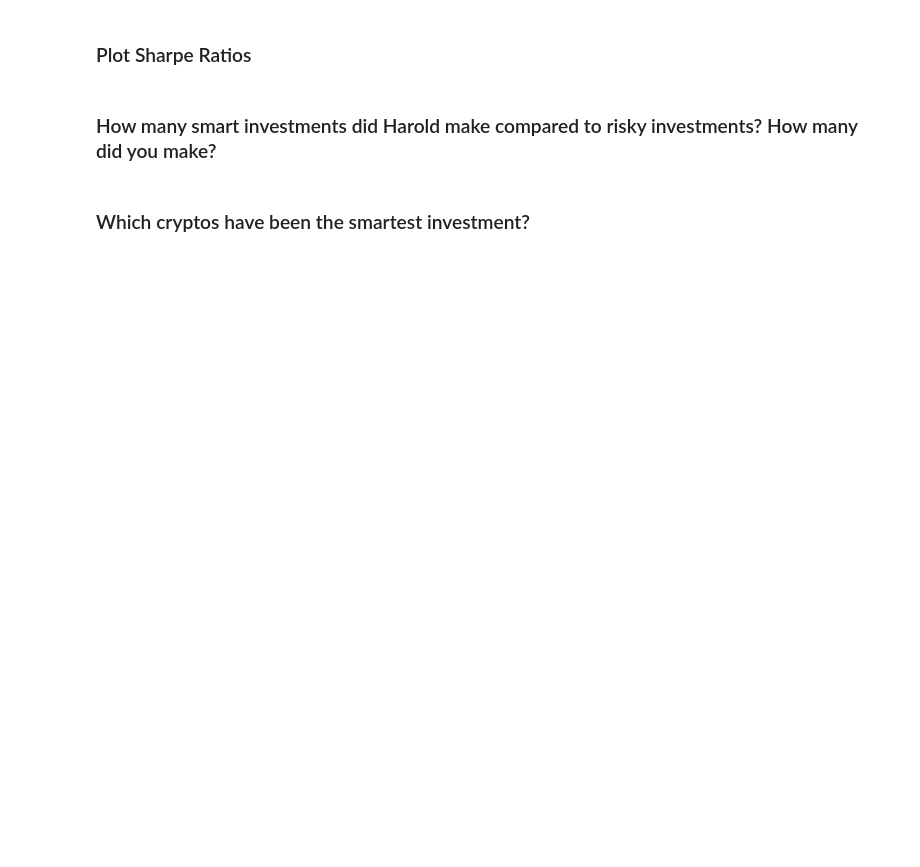
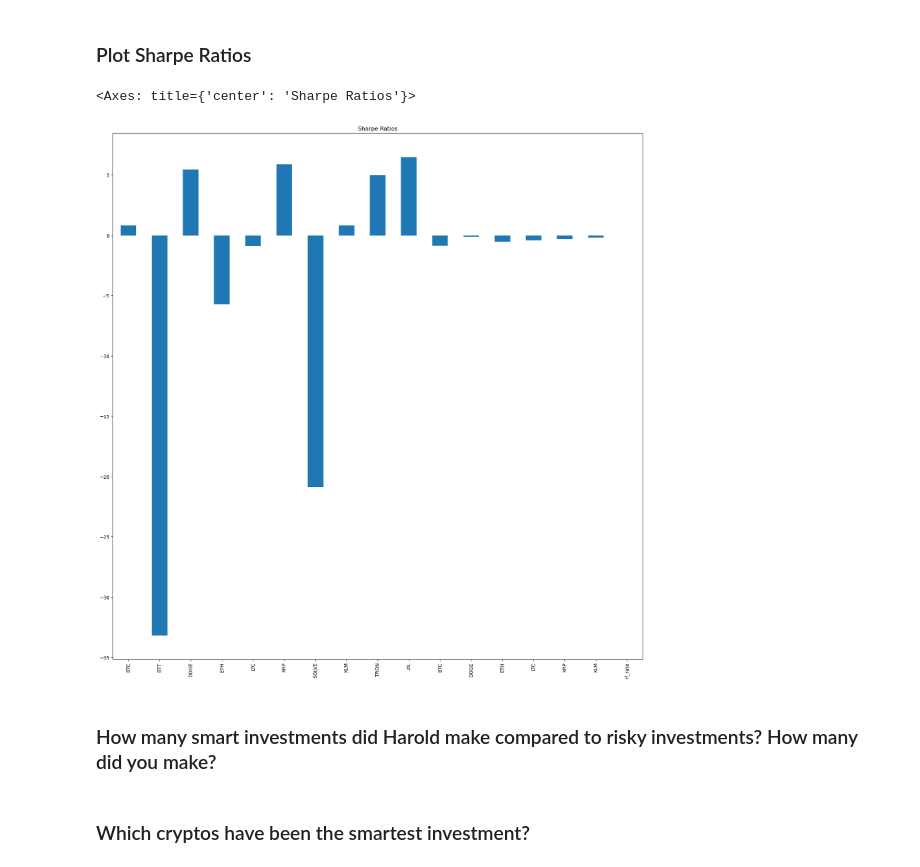
Before and after one commit to seshouan/Modules, a Jupyter notebook: 03-Python-Pandas/3/Activities/17-Stu_Risky_Business/Unsolved/Core/risky_business.ipynb, the cells around one changed output. Cells and saved outputs as stored; diff of their text form; code cells hidden in the pictures; blank space fills up the shorter version.

```diff
--- a/03-Python-Pandas/3/Activities/17-Stu_Risky_Business/Unsolved/Core/risky_business.ipynb
+++ b/03-Python-Pandas/3/Activities/17-Stu_Risky_Business/Unsolved/Core/risky_business.ipynb
@@ -12,18 +12,22 @@ from pathlib import Path
 # %%
 harold_portfolio_path = Path("../../Resources/harold_portfolio.csv")
 my_portfolio_path = Path("../../Resources/my_portfolio.csv")
+risk_free_path = Path("../../../16-Ins_Sharpe_Ratios/Resources/risk_free_rate.csv")
 
 # Read in data
 harold_portfolio = pd.read_csv(harold_portfolio_path, parse_dates=True, infer_datetime_format=True)
 my_portfolio = pd.read_csv(my_portfolio_path, parse_dates=True, infer_datetime_format=True)
+risk_free_returns = pd.read_csv(risk_free_path, parse_dates=True, infer_datetime_format=True)
 
 # Drop na
 harold_portfolio = harold_portfolio.dropna()
 my_portfolio = my_portfolio.dropna()
+risk_free_returns = risk_free_returns.dropna()
 
 # Set Date as index
 harold_portfolio = harold_portfolio.set_index('Date')
 my_portfolio = my_portfolio.set_index('Date')
+risk_free_returns = risk_free_returns.set_index('Date')
 
 harold_portfolio.head()
 # %% [output]
@@ -36,3 +40,11 @@ harold_portfolio.head()
 | 2019-05-16 | 7878.96 | 0.000885 | 0.003168 | 249.00 | 102.26 | 0.419707 | 0.223316 | 0.137283 | 0.028857 | 0.018725 |
 # %% [markdown]
 ### Calculate daily returns
+# %%
+# compute daily returns
+harold_returns = harold_portfolio.pct_change()
+my_returns = my_portfolio.pct_change()
+
+harold_returns
+# test = risk_free_returns.loc["2019-05-01":"2019-06-01"] #query("Date >= '2019-05-01' and Date < '2019-06-01'")
+# test
@@ -39,2 +60,5 @@ harold_portfolio.head()
 # %% [markdown]
 ### `Concat` portfolios into one DataFrame
+# %%
+combined_returns = pd.concat([harold_returns,my_returns,risk_free_returns],axis="columns",join="outer")
+combined_returns
@@ -43,2 +104,5 @@ harold_portfolio.head()
 # %% [markdown]
 ### Calculate `sharpe ratio` for all data
+# %%
+combined_sharpe_ratios = ((combined_returns.mean()-combined_returns['rf_rate'].mean()) * 252) / (combined_returns.std() * np.sqrt(252))
+combined_sharpe_ratios
@@ -45,4 +128,9 @@ harold_portfolio.head()
 # %% [markdown]
 ### Plot Sharpe Ratios
+# %%
+combined_sharpe_ratios.plot(kind="bar",title="Sharpe Ratios",figsize=(20,20))
+# %% [output]
+<Axes: title={'center': 'Sharpe Ratios'}>
+[figure, added]
 # %% [markdown]
 ### How many smart investments did Harold make compared to risky investments? How many did you make?
```
Also changed, not shown: parts of 6 cells of this notebook, 1 other file.
